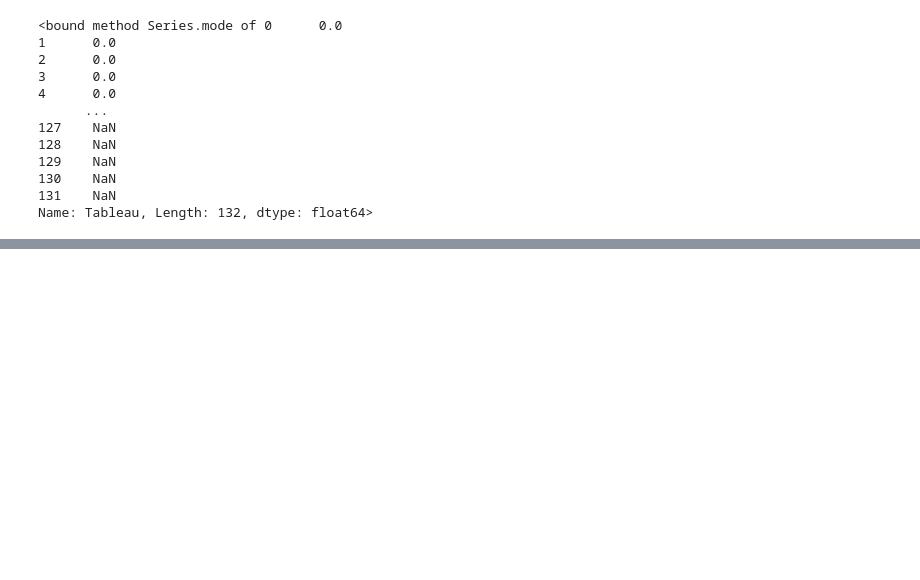
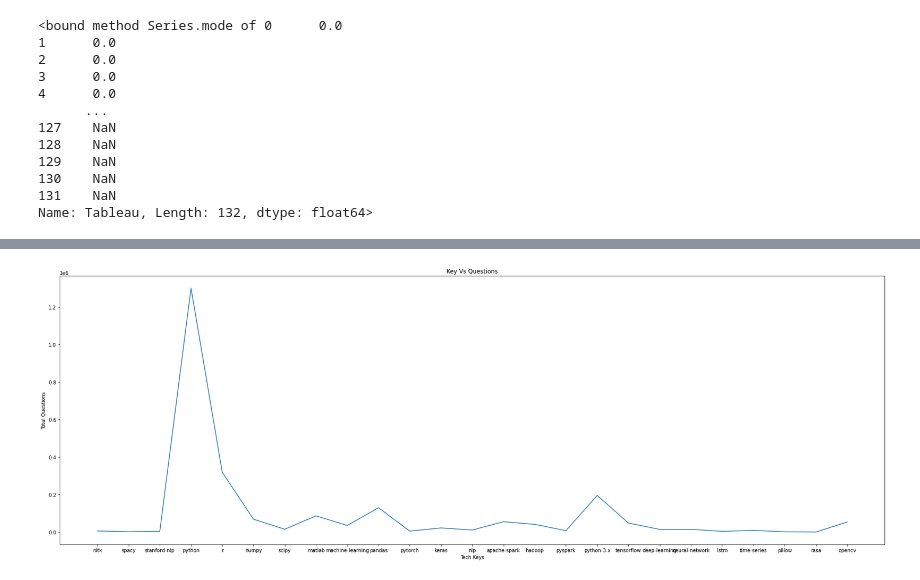
Before and after one commit to sushamasivananthan/Time-Series-Analysis, a Jupyter notebook: Time Series Analysis.ipynb, the cells around one changed output, grey strips where cells are left out. Cells and saved outputs as stored; diff of their text form; code cells hidden in the pictures; blank space fills up the shorter version.

```diff
--- a/Time Series Analysis.ipynb
+++ b/Time Series Analysis.ipynb
@@ -92,0 +148,12 @@ interactive_plot(normalize(df),'Stackoverflow Questions Count over years')
+# %%
+
+
+fig = plt.figure(figsize = (30, 10))
+plt.plot(included.columns[0:25],question_count[0:25])
+
+plt.xlabel("Tech Keys")
+plt.ylabel("Total Questions")
+plt.title("Key Vs Questions")
+plt.show()
+# %% [output]
+[figure, added]
```
Also changed, not shown: parts of 12 cells of this notebook.
